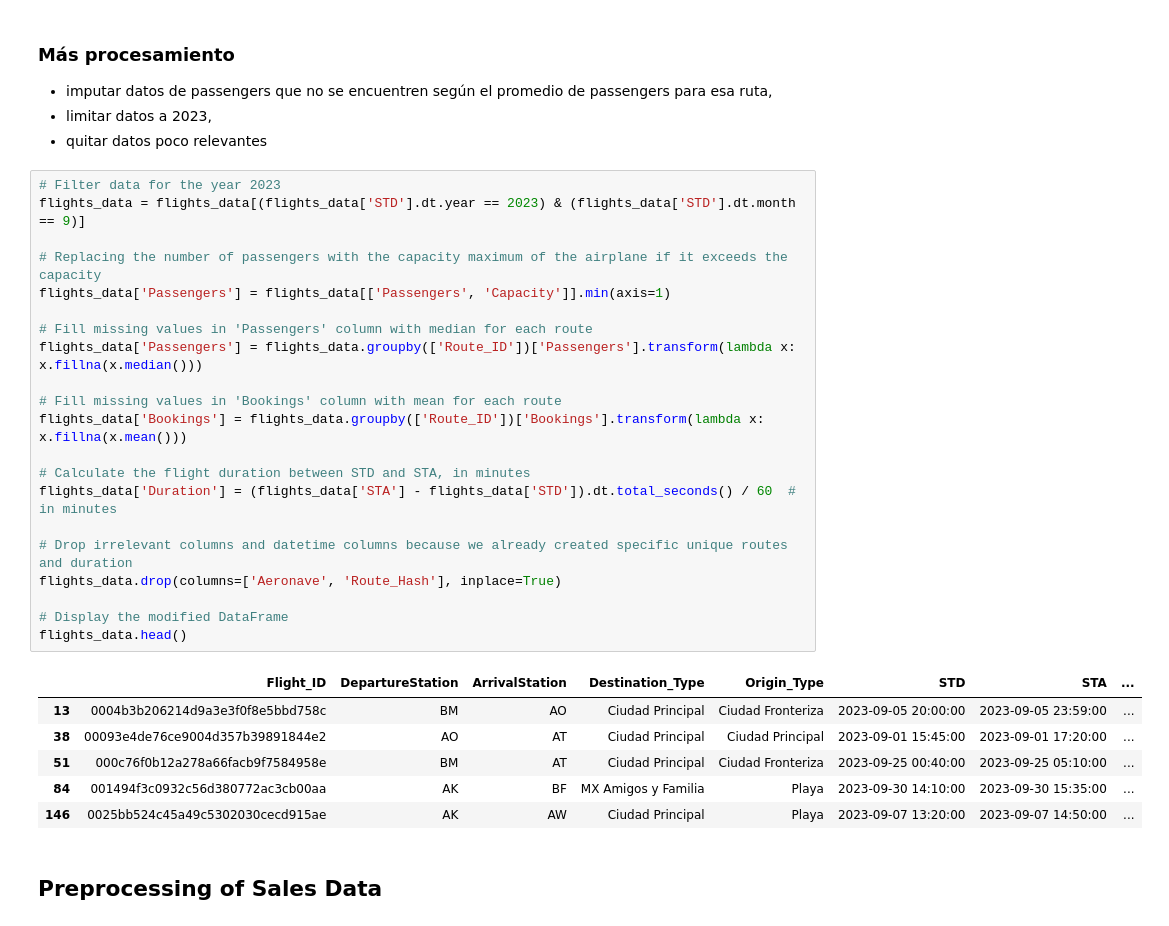
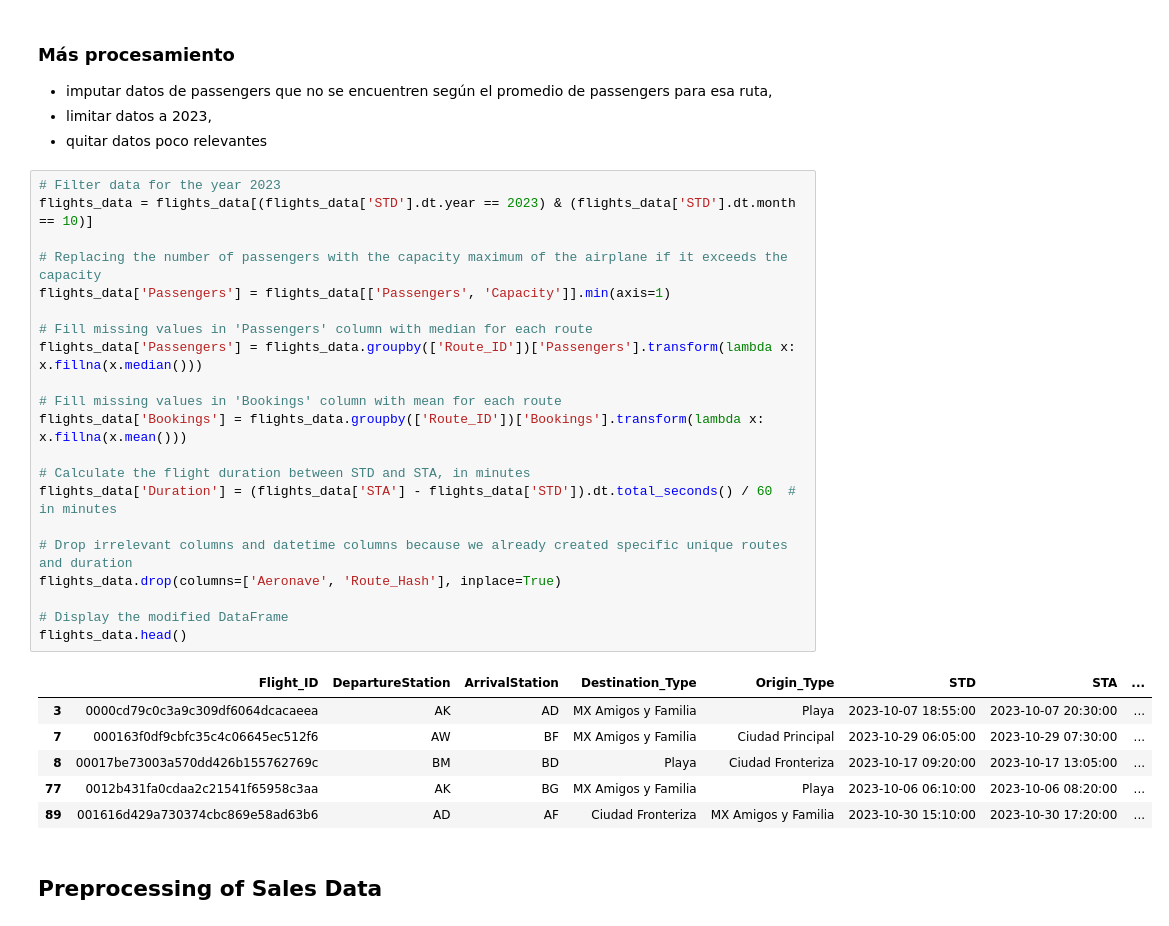
Before and after one commit to ferDMS/green-pandas-datathon, a Jupyter notebook: GreenPandas_Hackathon.ipynb, the cells around one changed output. Drawn from its saved outputs; the diff is of its cells as text.

```diff
--- a/GreenPandas_Hackathon.ipynb
+++ b/GreenPandas_Hackathon.ipynb
@@ -67,32 +67,32 @@ unique_routes
 - quitar datos poco relevantes
 # %%
 # Filter data for the year 2023
-flights_data = flights_data[(flights_data['STD'].dt.year == 2023) & (flights_data['STD'].dt.month == 9)]
+flights_data = flights_data[(flights_data['STD'].dt.year == 2023) & (flights_data['STD'].dt.month == 10)]
 
 # Replacing the number of passengers with the capacity maximum of the airplane if it exceeds the capacity
 flights_data['Passengers'] = flights_data[['Passengers', 'Capacity']].min(axis=1)
 
 # Fill missing values in 'Passengers' column with median for each route
 flights_data['Passengers'] = flights_data.groupby(['Route_ID'])['Passengers'].transform(lambda x: x.fillna(x.median()))
 
 # Fill missing values in 'Bookings' column with mean for each route
 flights_data['Bookings'] = flights_data.groupby(['Route_ID'])['Bookings'].transform(lambda x: x.fillna(x.mean()))
 
 # Calculate the flight duration between STD and STA, in minutes
 flights_data['Duration'] = (flights_data['STA'] - flights_data['STD']).dt.total_seconds() / 60  # in minutes
 
 # Drop irrelevant columns and datetime columns because we already created specific unique routes and duration
 flights_data.drop(columns=['Aeronave', 'Route_Hash'], inplace=True)
 
 # Display the modified DataFrame
 flights_data.head()
 # %% [output]
 |  | Flight_ID | DepartureStation | ArrivalStation | Destination_Type | Origin_Type | STD | STA | ... |
-| 13 | 0004b3b206214d9a3e3f0f8e5bbd758c | BM | AO | Ciudad Principal | Ciudad Fronteriza | 2023-09-05 20:00:00 | 2023-09-05 23:59:00 | ... |
-| 38 | 00093e4de76ce9004d357b39891844e2 | AO | AT | Ciudad Principal | Ciudad Principal | 2023-09-01 15:45:00 | 2023-09-01 17:20:00 | ... |
-| 51 | 000c76f0b12a278a66facb9f7584958e | BM | AT | Ciudad Principal | Ciudad Fronteriza | 2023-09-25 00:40:00 | 2023-09-25 05:10:00 | ... |
-| 84 | 001494f3c0932c56d380772ac3cb00aa | AK | BF | MX Amigos y Familia | Playa | 2023-09-30 14:10:00 | 2023-09-30 15:35:00 | ... |
-| 146 | 0025bb524c45a49c5302030cecd915ae | AK | AW | Ciudad Principal | Playa | 2023-09-07 13:20:00 | 2023-09-07 14:50:00 | ... |
+| 3 | 0000cd79c0c3a9c309df6064dcacaeea | AK | AD | MX Amigos y Familia | Playa | 2023-10-07 18:55:00 | 2023-10-07 20:30:00 | ... |
+| 7 | 000163f0df9cbfc35c4c06645ec512f6 | AW | BF | MX Amigos y Familia | Ciudad Principal | 2023-10-29 06:05:00 | 2023-10-29 07:30:00 | ... |
+| 8 | 00017be73003a570dd426b155762769c | BM | BD | Playa | Ciudad Fronteriza | 2023-10-17 09:20:00 | 2023-10-17 13:05:00 | ... |
+| 77 | 0012b431fa0cdaa2c21541f65958c3aa | AK | BG | MX Amigos y Familia | Playa | 2023-10-06 06:10:00 | 2023-10-06 08:20:00 | ... |
+| 89 | 001616d429a730374cbc869e58ad63b6 | AD | AF | Ciudad Fronteriza | MX Amigos y Familia | 2023-10-30 15:10:00 | 2023-10-30 17:20:00 | ... |
 # %% [markdown]
 ## Preprocessing of Sales Data
 # %%
```
Also changed, not shown: parts of 3 cells of this notebook, 2 other files.
